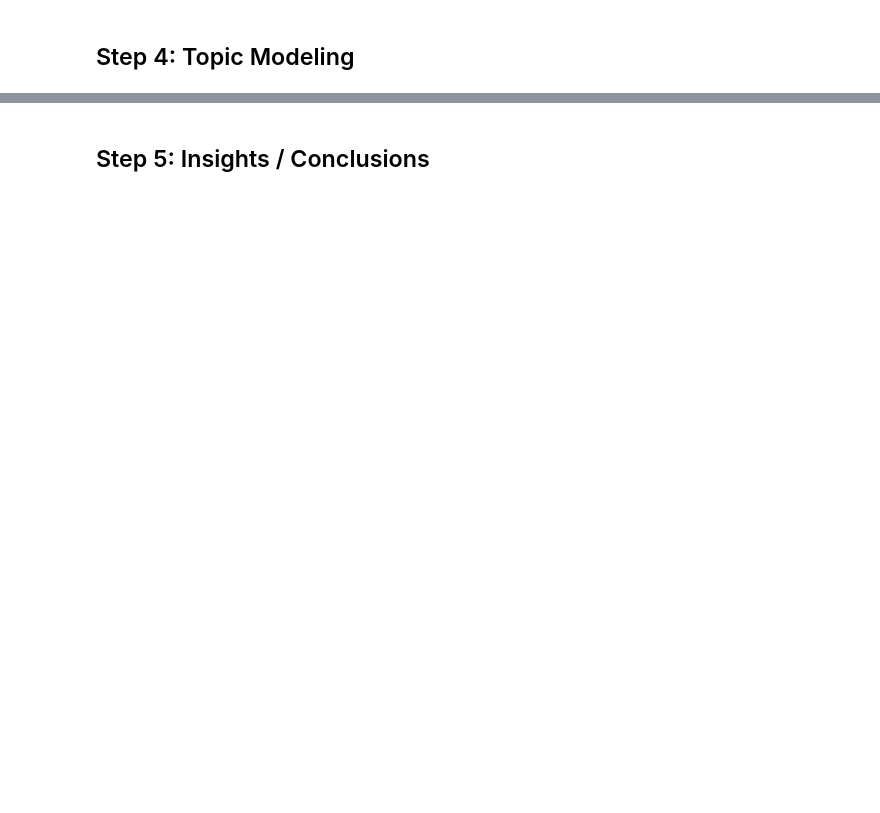
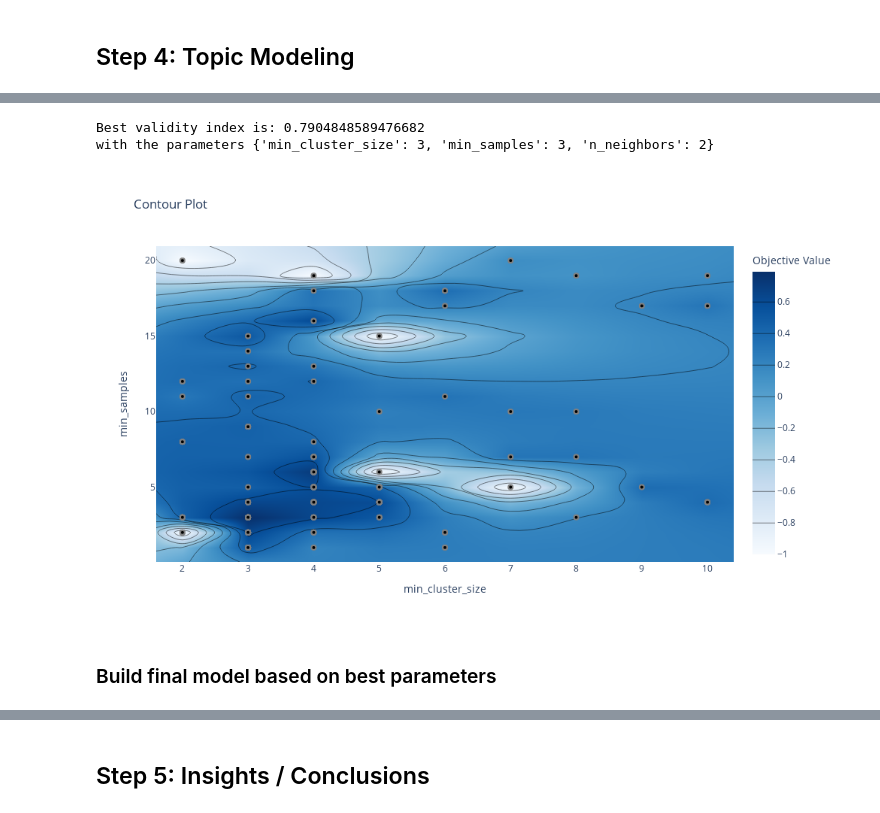
Before and after one commit to huyndao/sg1-topic-modeling, a Jupyter notebook: sg1-topic-modeling.ipynb, the cells around one changed output, grey strips where cells are left out. Saved outputs shown, nothing was run; the diff lists cells and outputs as text; code cells hidden in the pictures; blank space fills up the shorter version.

Commit message:
completed clustering step

```diff
--- a/sg1-topic-modeling.ipynb
+++ b/sg1-topic-modeling.ipynb
@@ -582,0 +655,37 @@ def tune_topics(corpus, id2word, sentences, n_topics: int):
+# %%
+import optuna
+
+
+def objective(trial):
+    min_size = trial.suggest_int("min_cluster_size", 2, 10)
+    min_samp = trial.suggest_int("min_samples", 1, 20)
+    n_comps = 100
+    n_neighs = trial.suggest_int("n_neighbors", 1, 50)
+    try:
+        reducer = umap.UMAP(
+            n_jobs=-1, n_components=n_comps, n_neighbors=n_neighs, min_dist=0.0
+        )
+        reduced = reducer.fit_transform(corpus_embeddings).astype(np.float64)
+
+        clusterer = hdbscan.HDBSCAN(
+            min_cluster_size=min_size,
+            min_samples=min_samp,
+            prediction_data=False,
+            gen_min_span_tree=False,
+            memory="hdbscan_memory",
+            core_dist_n_jobs=8,
+        )
+        clusterer.fit(reduced)
+        return hdbscan.validity_index(reduced, clusterer.labels_)
+    except Exception as exc:
+        return -1
+
+
+study_name = "hdbscan_study"
+study = optuna.create_study(
+    sampler=optuna.samplers.TPESampler(), direction="maximize", study_name=study_name
+)
+
+study.optimize(
+    func=objective, n_trials=200, n_jobs=8, gc_after_trial=True, show_progress_bar=True
+)
@@ -582,0 +711,17 @@ def tune_topics(corpus, id2word, sentences, n_topics: int):
+# %%
+print(
+    f"Best validity index is: {study.best_value}\nwith the parameters {study.best_params}"
+)
+# %% [output]
+Best validity index is: 0.7904848589476682
+with the parameters {'min_cluster_size': 3, 'min_samples': 3, 'n_neighbors': 2}
+# %%
+fig = optuna.visualization.plot_contour(
+    study=study, params=["min_cluster_size", "min_samples"]
+)
+fig.update_layout(width=1000, height=600)
+fig.show("png")
+# %% [output]
+[figure, added]
+# %% [markdown]
+### Build final model based on best parameters
```
Also changed, not shown: parts of 28 cells of this notebook, 3 other files.
